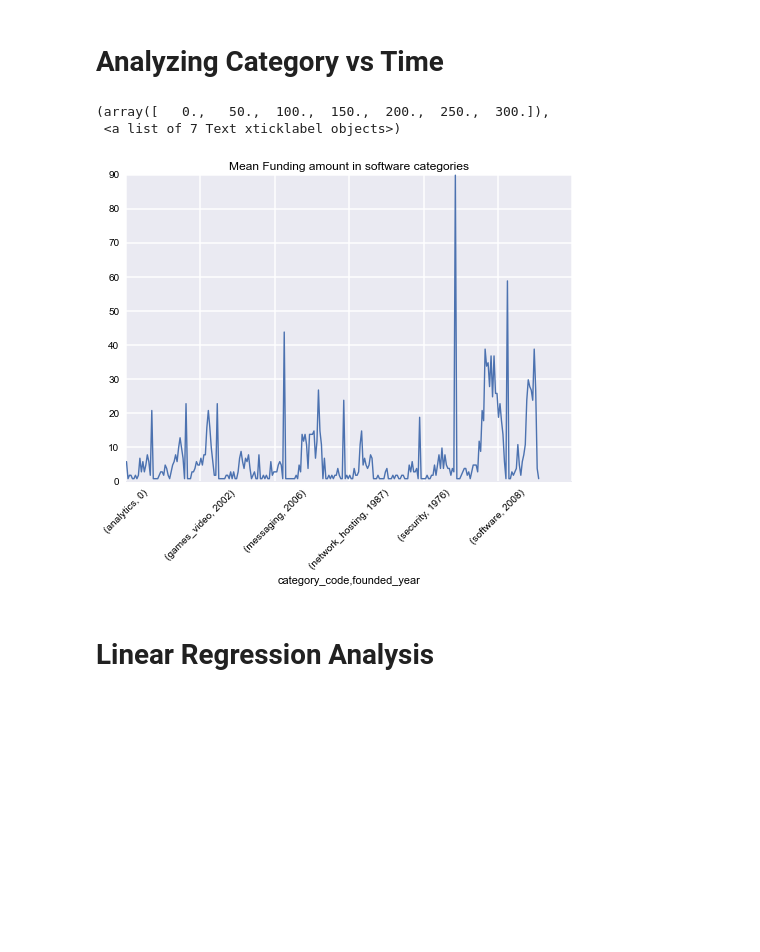
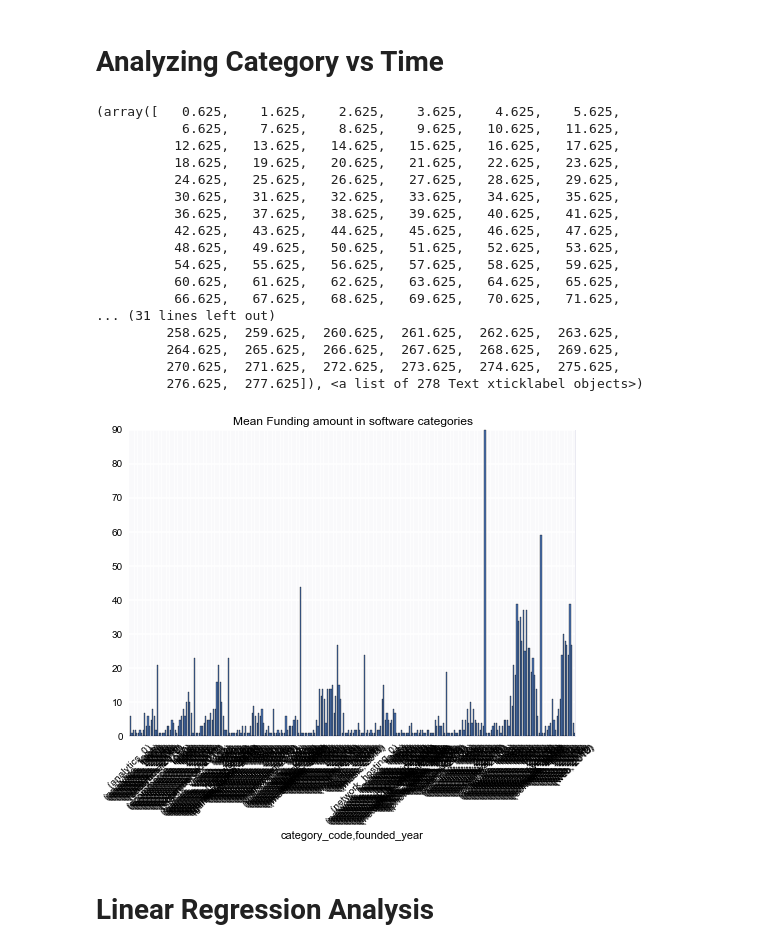
Before and after one commit to prabhamatta/Crunch-It, a Jupyter notebook: Exited_Companies_Exploration.ipynb, the cells around one changed output. Drawn from its saved outputs; the diff is of its cells as text; code cells hidden in the pictures; blank space fills up the shorter version.

```diff
--- a/Exited_Companies_Exploration.ipynb
+++ b/Exited_Companies_Exploration.ipynb
@@ -186,12 +186,31 @@ plt.xticks(rotation=45)
 # %%
 software_categrp_time = software_companies.groupby('category_code').apply(lambda s: s.groupby('founded_year').agg('count'))
 # TODO : need to work on this plot
-software_categrp_time['founded_year'].plot(legend=False, title="Mean Funding amount in software categories ")
+
+
+
+software_categrp_time.head(50)
+software_categrp_time['founded_year'].plot(legend=False, title="Mean Funding amount in software categories ", kind="bar")
 plt.xticks(rotation=45)
 # %% [output]
-(array([   0.,   50.,  100.,  150.,  200.,  250.,  300.]),
- <a list of 7 Text xticklabel objects>)
+(array([   0.625,    1.625,    2.625,    3.625,    4.625,    5.625,
+           6.625,    7.625,    8.625,    9.625,   10.625,   11.625,
+          12.625,   13.625,   14.625,   15.625,   16.625,   17.625,
+          18.625,   19.625,   20.625,   21.625,   22.625,   23.625,
+          24.625,   25.625,   26.625,   27.625,   28.625,   29.625,
+          30.625,   31.625,   32.625,   33.625,   34.625,   35.625,
+          36.625,   37.625,   38.625,   39.625,   40.625,   41.625,
+          42.625,   43.625,   44.625,   45.625,   46.625,   47.625,
+          48.625,   49.625,   50.625,   51.625,   52.625,   53.625,
+          54.625,   55.625,   56.625,   57.625,   58.625,   59.625,
+          60.625,   61.625,   62.625,   63.625,   64.625,   65.625,
+          66.625,   67.625,   68.625,   69.625,   70.625,   71.625,
+... (31 lines left out)
+         258.625,  259.625,  260.625,  261.625,  262.625,  263.625,
+         264.625,  265.625,  266.625,  267.625,  268.625,  269.625,
+         270.625,  271.625,  272.625,  273.625,  274.625,  275.625,
+         276.625,  277.625]), <a list of 278 Text xticklabel objects>)
-[figure, old version]
+[figure, new version]
 # %% [markdown]
 # Linear Regression Analysis
 # %%
```
Also changed, not shown: parts of 2 cells of this notebook, 1 other file.
